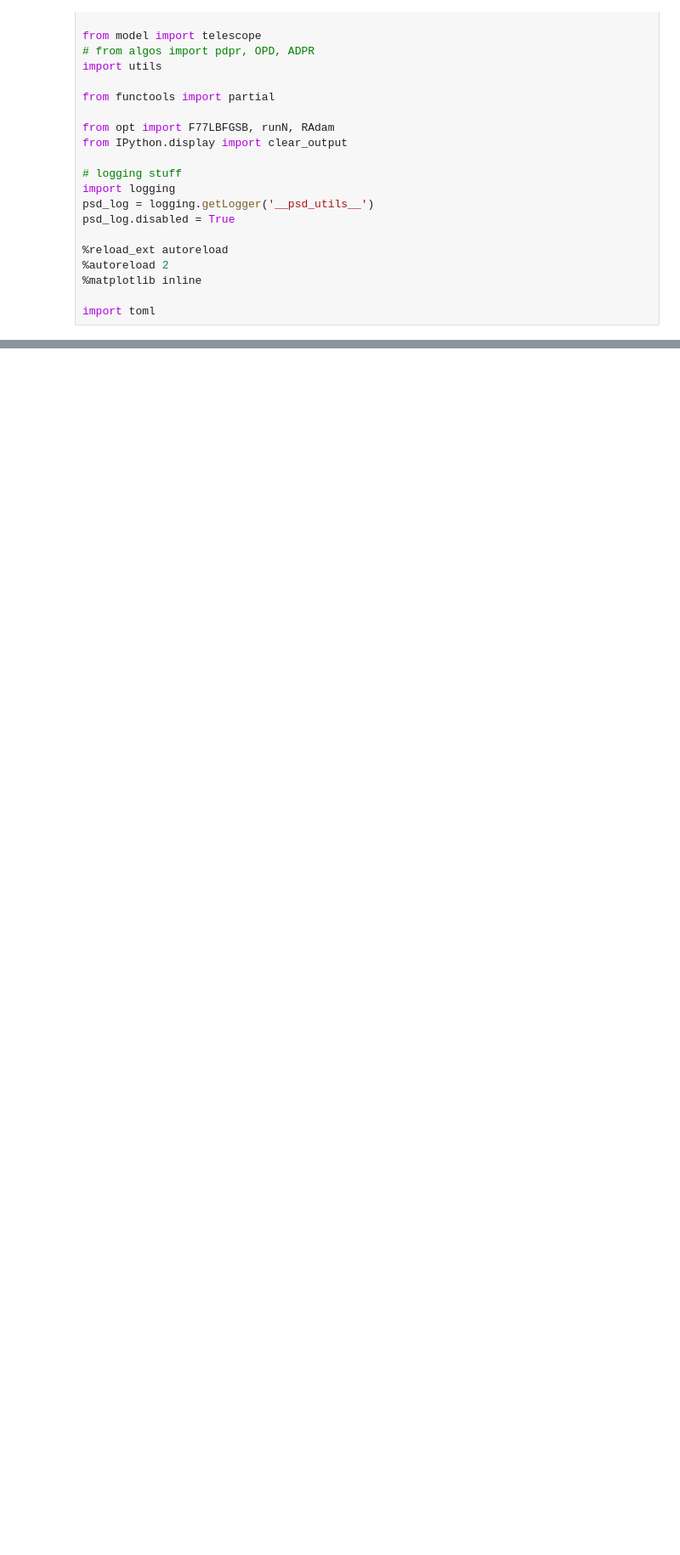
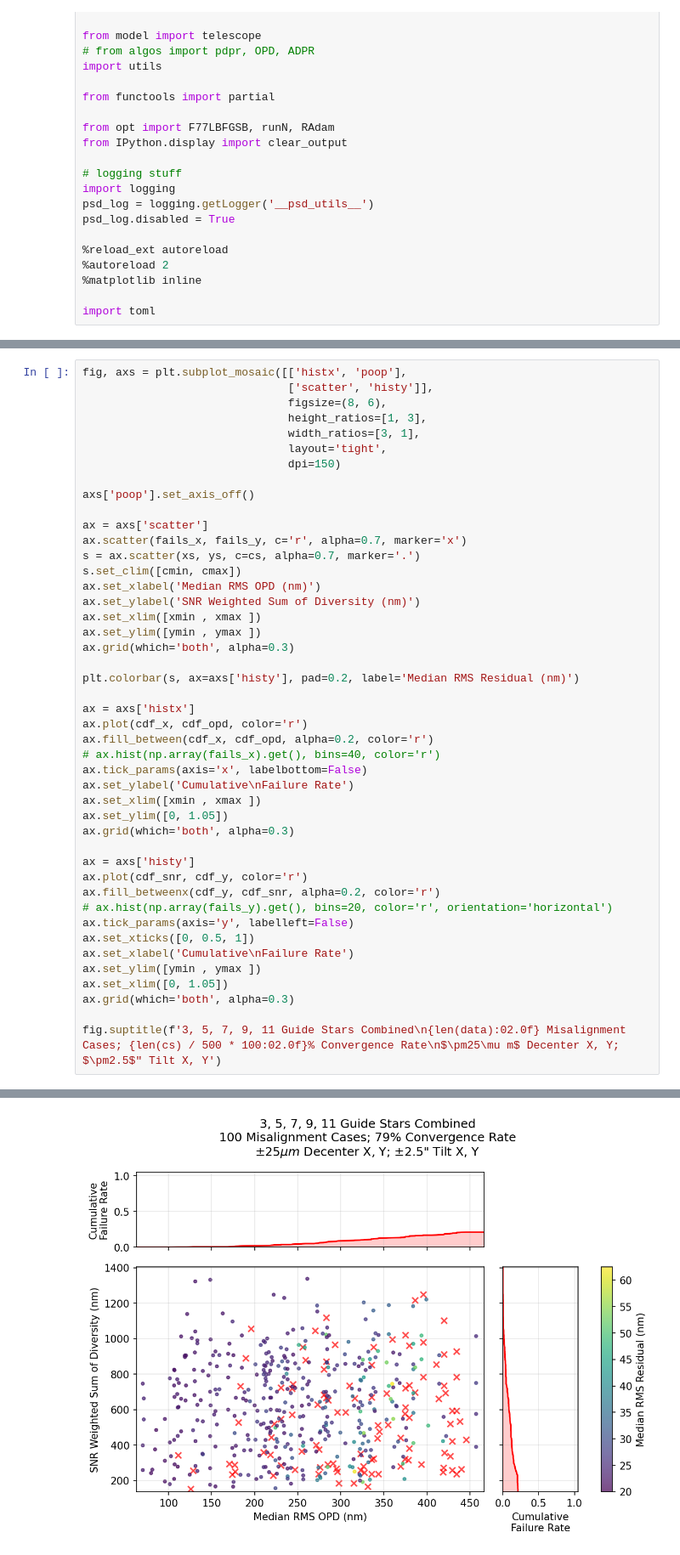
Before and after one commit to zhangderby/ffpr, a Jupyter notebook: figures.ipynb, the cells around one changed output, grey strips where cells are left out. Shown at 85% size. Cells and saved outputs as stored; diff of their text form; blank space fills up the shorter version.

Commit message:
diversity mc sims

```diff
--- a/figures.ipynb
+++ b/figures.ipynb
@@ -316,0 +455,46 @@ Text(0.5, 0.98, 'RMag 15, 17, and 19 Combined\n100 Misalignment Cases; 70% Conve
+# %%
+fig, axs = plt.subplot_mosaic([['histx', 'poop'],
+                               ['scatter', 'histy']],
+                               figsize=(8, 6),
+                               height_ratios=[1, 3],
+                               width_ratios=[3, 1],
+                               layout='tight',
+                               dpi=150)
+
+axs['poop'].set_axis_off()
+
+ax = axs['scatter']
+ax.scatter(fails_x, fails_y, c='r', alpha=0.7, marker='x')
+s = ax.scatter(xs, ys, c=cs, alpha=0.7, marker='.')
+s.set_clim([cmin, cmax])
+ax.set_xlabel('Median RMS OPD (nm)')
+ax.set_ylabel('SNR Weighted Sum of Diversity (nm)')
+ax.set_xlim([xmin , xmax ])
+ax.set_ylim([ymin , ymax ])
+ax.grid(which='both', alpha=0.3)
+
+plt.colorbar(s, ax=axs['histy'], pad=0.2, label='Median RMS Residual (nm)')
+
+ax = axs['histx']
+ax.plot(cdf_x, cdf_opd, color='r')
+ax.fill_between(cdf_x, cdf_opd, alpha=0.2, color='r')
+# ax.hist(np.array(fails_x).get(), bins=40, color='r')
+ax.tick_params(axis='x', labelbottom=False)
+ax.set_ylabel('Cumulative\nFailure Rate')
+ax.set_xlim([xmin , xmax ])
+ax.set_ylim([0, 1.05])
+ax.grid(which='both', alpha=0.3)
+
+ax = axs['histy']
+ax.plot(cdf_snr, cdf_y, color='r')
+ax.fill_betweenx(cdf_y, cdf_snr, alpha=0.2, color='r')
+# ax.hist(np.array(fails_y).get(), bins=20, color='r', orientation='horizontal')
+ax.tick_params(axis='y', labelleft=False)
+ax.set_xticks([0, 0.5, 1])
+ax.set_xlabel('Cumulative\nFailure Rate')
+ax.set_ylim([ymin , ymax ])
+ax.set_xlim([0, 1.05])
+ax.grid(which='both', alpha=0.3)
+
+fig.suptitle(f'3, 5, 7, 9, 11 Guide Stars Combined\n{len(data):02.0f} Misalignment Cases; {len(cs) / 500 * 100:02.0f}% Convergence Rate\n$\pm25\mu m$ Decenter X, Y; $\pm2.5$" Tilt X, Y')
+# %% [output]
@@ -316,0 +502 @@ Text(0.5, 0.98, 'RMag 15, 17, and 19 Combined\n100 Misalignment Cases; 70% Conve
+[figure, added]
```
Also changed, not shown: parts of 11 cells of this notebook, 7 other files.
